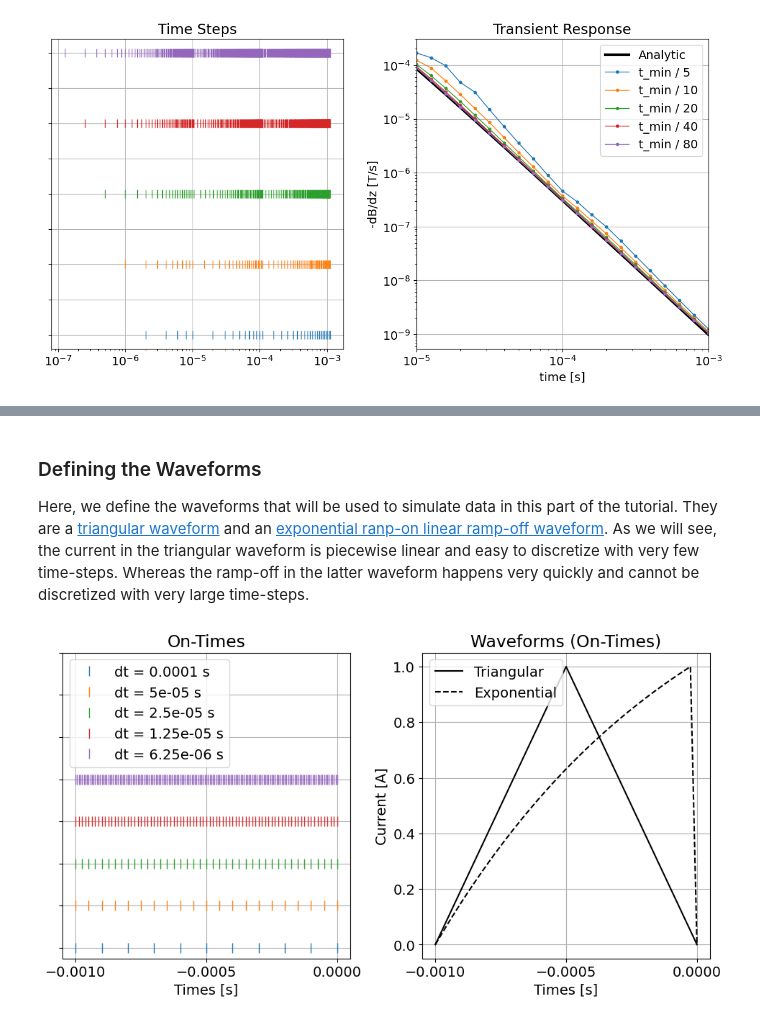
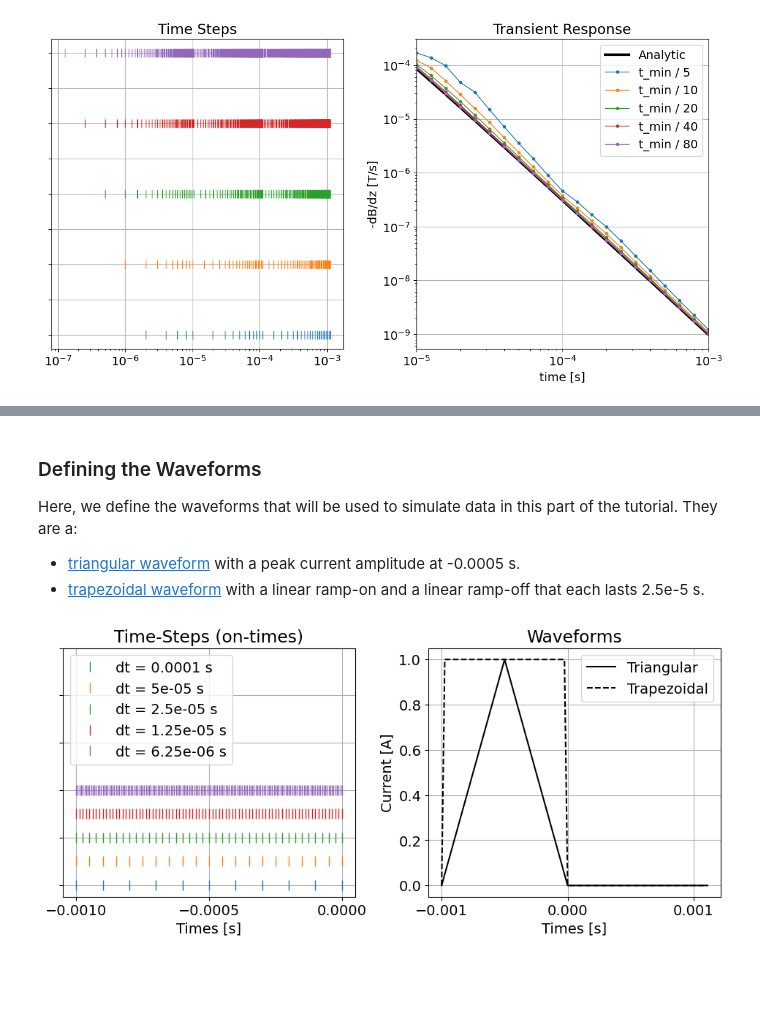
Before and after one commit to simpeg/user-tutorials, a Jupyter notebook: notebooks/08-tdem/fwd_tdem_fundamentals.ipynb, the cells around one changed output, grey strips where cells are left out. Cells and saved outputs as stored; diff of their text form; code cells hidden in the pictures; blank space fills up the shorter version.

Commit message:
tdem fundamentals complete

```diff
--- a/notebooks/08-tdem/fwd_tdem_fundamentals.ipynb
+++ b/notebooks/08-tdem/fwd_tdem_fundamentals.ipynb
@@ -119,12 +117,13 @@ def generate_discretization(dh, d_min, d_max):
 
     # Number of padding cells
     n_pad = 1
-    while sum(dh * 1.5**np.arange(n_pad)) < 2 * d_max:
+    pad_factor = 1.25
+    while sum(dh * pad_factor**np.arange(n_pad)) < 2 * d_max:
         n_pad += 1
 
     # Radial and vertical discretization
     hr = [(dh, n_core), (dh, n_pad, 1.2)]
-    hz = [(dh, n_pad, -1.2), (dh, 2*n_core), (dh, n_pad, 1.2)]
+    hz = [(dh, n_pad, -pad_factor), (dh, 2*n_core), (dh, n_pad, pad_factor)]
 
     # Generate mesh
     mesh = CylindricalMesh([hr, 1, hz], x0="00C")
@@ -398,7 +433,10 @@ on_time_steps_list = [(np.abs(t0)/n, n) for n in n_on_time_steps]
 # %% [markdown]
 ### Defining the Waveforms
 
-Here, we define the waveforms that will be used to simulate data in this part of the tutorial. They are a [triangular waveform](myst:SimPEG#SimPEG.electromagnetics.time_domain.sources.TriangularWaveform) and an [exponential ranp-on linear ramp-off waveform](myst:SimPEG#SimPEG.electromagnetics.time_domain.sources.ExponentialWaveform). As we will see, the current in the triangular waveform is piecewise linear and easy to discretize with very few time-steps. Whereas the ramp-off in the latter waveform happens very quickly and cannot be discretized with very large time-steps.
+Here, we define the waveforms that will be used to simulate data in this part of the tutorial. They are a:
+
+* [triangular waveform](myst:SimPEG#SimPEG.electromagnetics.time_domain.sources.TriangularWaveform) with a peak current amplitude at -0.0005 s.
+* [trapezoidal waveform](myst:SimPEG#SimPEG.electromagnetics.time_domain.sources.TrapezoidalWaveform) with a linear ramp-on and a linear ramp-off that each lasts 2.5e-5 s.
 # %%
 triangular_waveform = tdem.sources.TriangularWaveform(
     start_time=t0, peak_time=t0/2, off_time=0.0
@@ -410,29 +444,35 @@ exponential_waveform = tdem.sources.ExponentialWaveform(
+# %%
+ramp_time = np.abs(t0) / 40
+trapezoidal_waveform = tdem.sources.TrapezoidWaveform(
+    (t0, t0+ramp_time), (-ramp_time, 0.0), off_time=0.0
+)
 # %%
-fig = plt.figure(figsize=(10, 5))
+fig = plt.figure(figsize=(10, 4))
 
 ax1 = fig.add_axes([0.05, 0.1, 0.4, 0.85])
 for ii in range(len(on_time_steps_list)):
     t_mesh = TensorMesh([[on_time_steps_list[ii]]], origin=np.array([t0]))
     ax1.plot(t_mesh.nodes_x, ii*np.ones_like(t_mesh.nodes_x), '|', markersize=10)
 
 ax1.set_xticks([-1e-3, -5e-4, 0])
-ax1.set_ylim([-0.25, 7])
+ax1.set_ylim([-0.5, 10])
 ax1.set_yticklabels([])
 ax1.set_xlabel('Times [s]')
-ax1.set_title('On-Times')
+ax1.set_title('Time-Steps (on-times)')
 ax1.legend(['dt = {} s'.format(x[0]) for x in on_time_steps_list], loc='upper left')
 ax1.grid()
 
+plotting_times = np.r_[t_mesh.nodes_x, simulation_times[0]]
 ax2 = fig.add_axes([0.55, 0.1, 0.4, 0.85])
-ax2.plot(t_mesh.nodes_x, [triangular_waveform.eval(t) for t in t_mesh.nodes_x], 'k-')
-ax2.plot(t_mesh.nodes_x, [exponential_waveform.eval(t) for t in t_mesh.nodes_x], 'k--')
-ax2.set_xticks([-1e-3, -5e-4, 0])
+ax2.plot(plotting_times, [triangular_waveform.eval(t) for t in plotting_times], 'k-')
+ax2.plot(plotting_times, [trapezoidal_waveform.eval(t) for t in plotting_times], 'k--')
+ax2.set_xticks([-1e-3, 0, 1e-3])
 ax2.set_xlabel('Times [s]')
 ax2.set_ylabel('Current [A]')
-ax2.set_title('Waveforms (On-Times)')
+ax2.set_title('Waveforms')
 ax2.grid()
-ax2.legend(['Triangular', 'Exponential'], loc='upper left')
+ax2.legend(['Triangular', 'Trapezoidal'], loc='upper right')
 
 plt.show()
 # %% [output]
-[figure, old version]
+[figure, new version]
```
Also changed, not shown: parts of 38 cells of this notebook.
